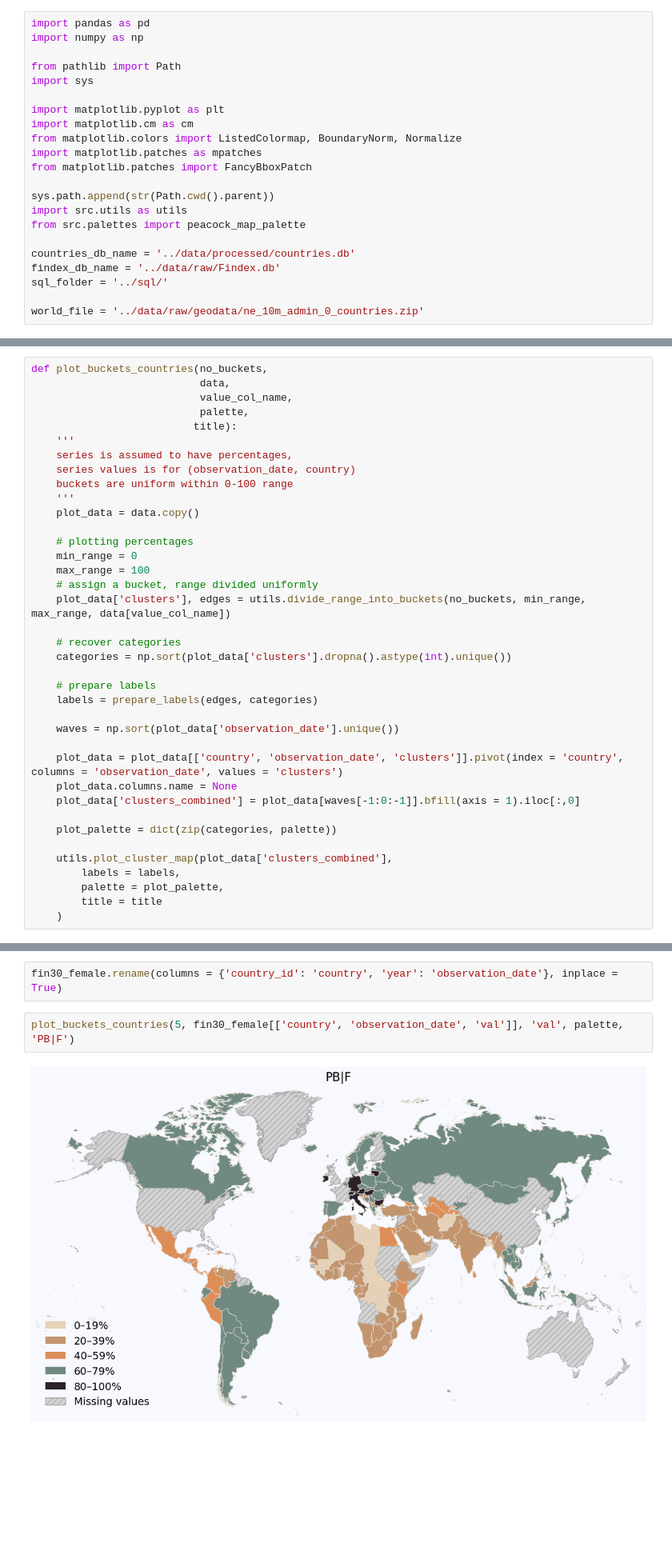
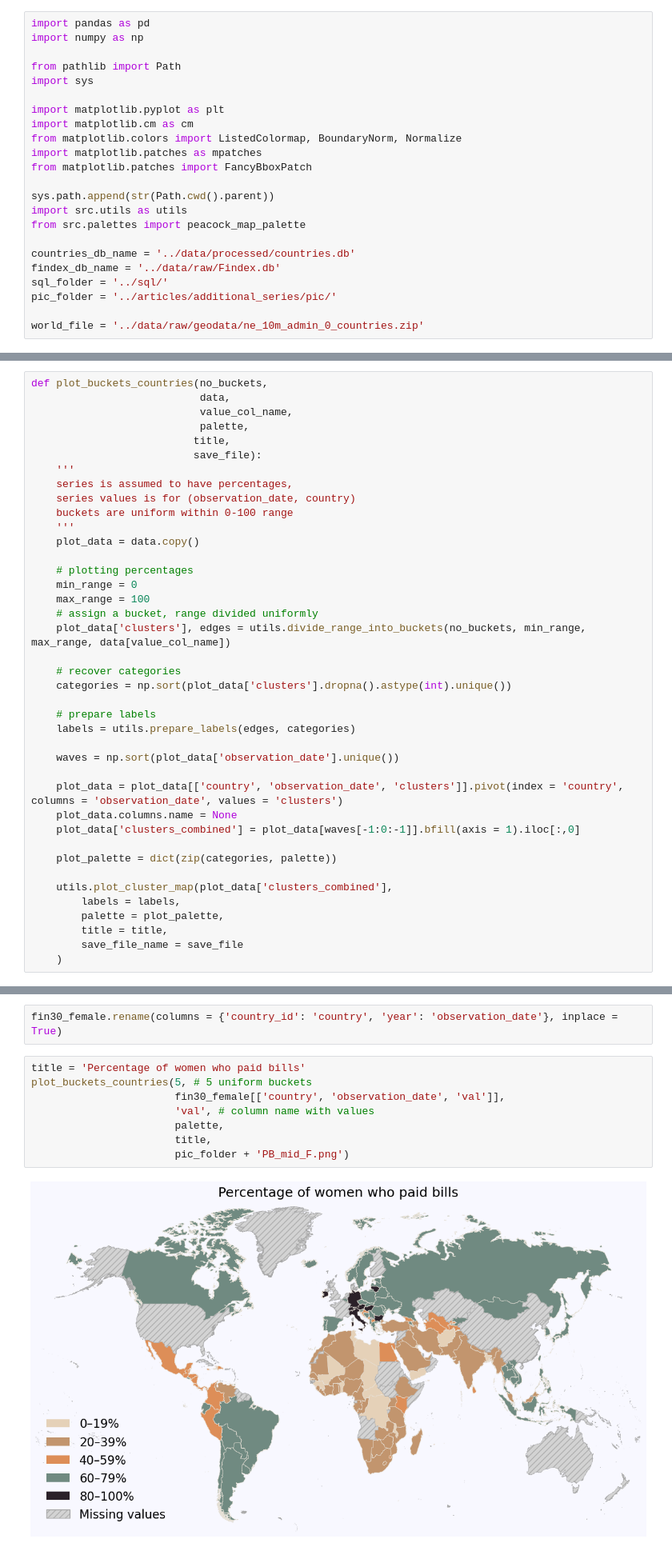
Before and after one commit to reebme/curated-data-sqlite, a Jupyter notebook: notebooks/03_findex_exploration_additional_info.ipynb, the cells around one changed output, grey strips where cells are left out. Shown at 80% size. Saved outputs shown, nothing was run; the diff lists cells and outputs as text; blank space fills up the shorter version.

```diff
--- a/notebooks/03_findex_exploration_additional_info.ipynb
+++ b/notebooks/03_findex_exploration_additional_info.ipynb
@@ -22,6 +22,7 @@ from src.palettes import peacock_map_palette
 countries_db_name = '../data/processed/countries.db'
 findex_db_name = '../data/raw/Findex.db'
 sql_folder = '../sql/'
+pic_folder = '../articles/additional_series/pic/'
 
 world_file = '../data/raw/geodata/ne_10m_admin_0_countries.zip'
 # %%
@@ -32,7 +33,8 @@ def plot_buckets_countries(no_buckets,
                            data,
                            value_col_name,
                            palette,
-                          title):
+                          title,
+                          save_file):
     '''
     series is assumed to have percentages,
     series values is for (observation_date, country)
@@ -50,7 +52,7 @@ def plot_buckets_countries(no_buckets,
     categories = np.sort(plot_data['clusters'].dropna().astype(int).unique())
 
     # prepare labels
-    labels = prepare_labels(edges, categories)
+    labels = utils.prepare_labels(edges, categories)
 
     waves = np.sort(plot_data['observation_date'].unique())
 
@@ -63,6 +65,7 @@ def plot_buckets_countries(no_buckets,
     utils.plot_cluster_map(plot_data['clusters_combined'],
         labels = labels,
         palette = plot_palette,
-        title = title
+        title = title,
+        save_file_name = save_file
     )
 # %%
@@ -136,9 +140,15 @@ palette = [
 # %%
 fin30_female.rename(columns = {'country_id': 'country', 'year': 'observation_date'}, inplace = True)
 # %%
-plot_buckets_countries(5, fin30_female[['country', 'observation_date', 'val']], 'val', palette, 'PB|F')
+title = 'Percentage of women who paid bills'
+plot_buckets_countries(5, # 5 uniform buckets
+                       fin30_female[['country', 'observation_date', 'val']],
+                       'val', # column name with values
+                       palette,
+                       title,
+                       pic_folder + 'PB_mid_F.png')
 # %% [output]
-[figure, old version]
+[figure, new version]
 # %% [markdown]
 # What percentage of people pay bills worldwide?
 # %% [markdown]
```
Also changed, not shown: parts of 8 cells of this notebook, 1 other file.
